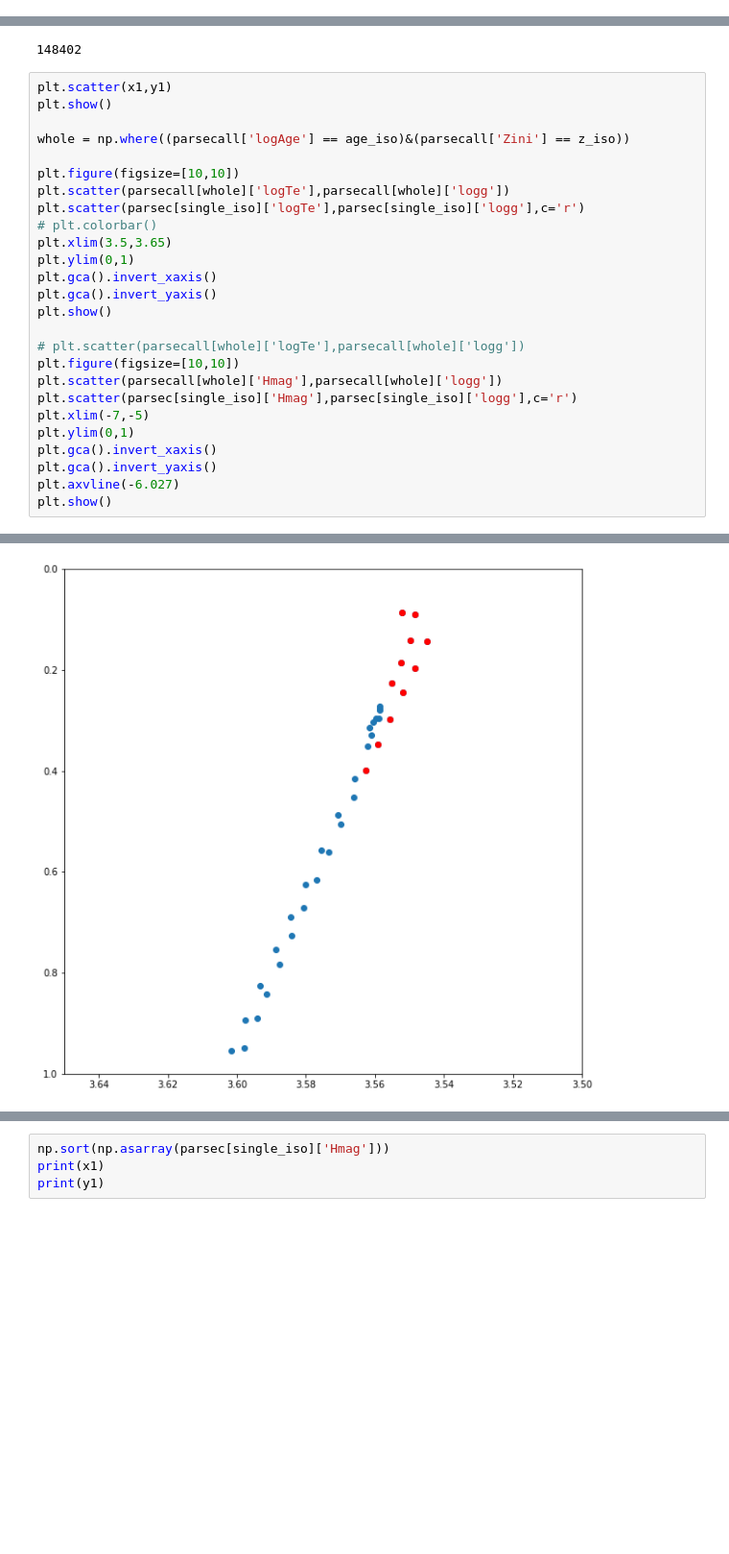
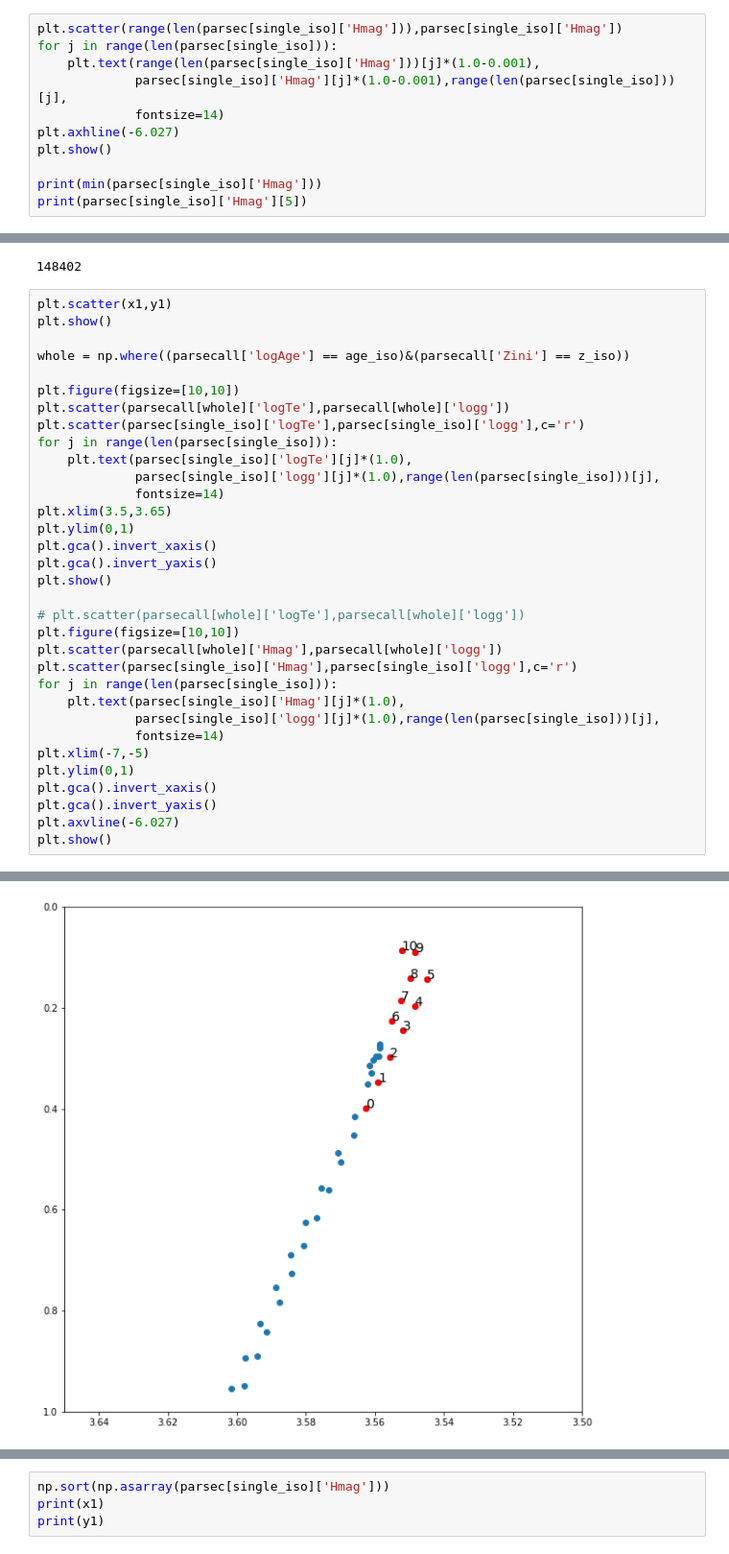
Before and after one commit to JoshuaPovick/depLMC_Structure, a Jupyter notebook: Calculate_Stellar_Field_Mass.ipynb, the cells around one changed output, grey strips where cells are left out. Shown: that part at 96% size. Saved outputs shown, nothing was run; the diff lists cells and outputs as text; blank space fills up the shorter version.

```diff
--- a/Calculate_Stellar_Field_Mass.ipynb
+++ b/Calculate_Stellar_Field_Mass.ipynb
@@ -173,0 +214,11 @@ plt.axhline(-6.027)
+# %%
+plt.scatter(range(len(parsec[single_iso]['Hmag'])),parsec[single_iso]['Hmag'])
+for j in range(len(parsec[single_iso])):
+    plt.text(range(len(parsec[single_iso]['Hmag']))[j]*(1.0-0.001),
+             parsec[single_iso]['Hmag'][j]*(1.0-0.001),range(len(parsec[single_iso]))[j],
+             fontsize=14)
+plt.axhline(-6.027)
+plt.show()
+
+print(min(parsec[single_iso]['Hmag']))
+print(parsec[single_iso]['Hmag'][5])
@@ -212,29 +267,36 @@ len(parsecall)
 # %%
 plt.scatter(x1,y1)
 plt.show()
 
 whole = np.where((parsecall['logAge'] == age_iso)&(parsecall['Zini'] == z_iso))
 
 plt.figure(figsize=[10,10])
 plt.scatter(parsecall[whole]['logTe'],parsecall[whole]['logg'])
 plt.scatter(parsec[single_iso]['logTe'],parsec[single_iso]['logg'],c='r')
-# plt.colorbar()
+for j in range(len(parsec[single_iso])):
+    plt.text(parsec[single_iso]['logTe'][j]*(1.0),
+             parsec[single_iso]['logg'][j]*(1.0),range(len(parsec[single_iso]))[j],
+             fontsize=14)
 plt.xlim(3.5,3.65)
 plt.ylim(0,1)
 plt.gca().invert_xaxis()
 plt.gca().invert_yaxis()
 plt.show()
 
 # plt.scatter(parsecall[whole]['logTe'],parsecall[whole]['logg'])
 plt.figure(figsize=[10,10])
 plt.scatter(parsecall[whole]['Hmag'],parsecall[whole]['logg'])
 plt.scatter(parsec[single_iso]['Hmag'],parsec[single_iso]['logg'],c='r')
+for j in range(len(parsec[single_iso])):
+    plt.text(parsec[single_iso]['Hmag'][j]*(1.0),
+             parsec[single_iso]['logg'][j]*(1.0),range(len(parsec[single_iso]))[j],
+             fontsize=14)
 plt.xlim(-7,-5)
 plt.ylim(0,1)
 plt.gca().invert_xaxis()
 plt.gca().invert_yaxis()
 plt.axvline(-6.027)
 plt.show()
 # %% [output]
 [figure]
-[figure, old version]
+[figure, new version]
```
Also changed, not shown: parts of 9 cells of this notebook.
